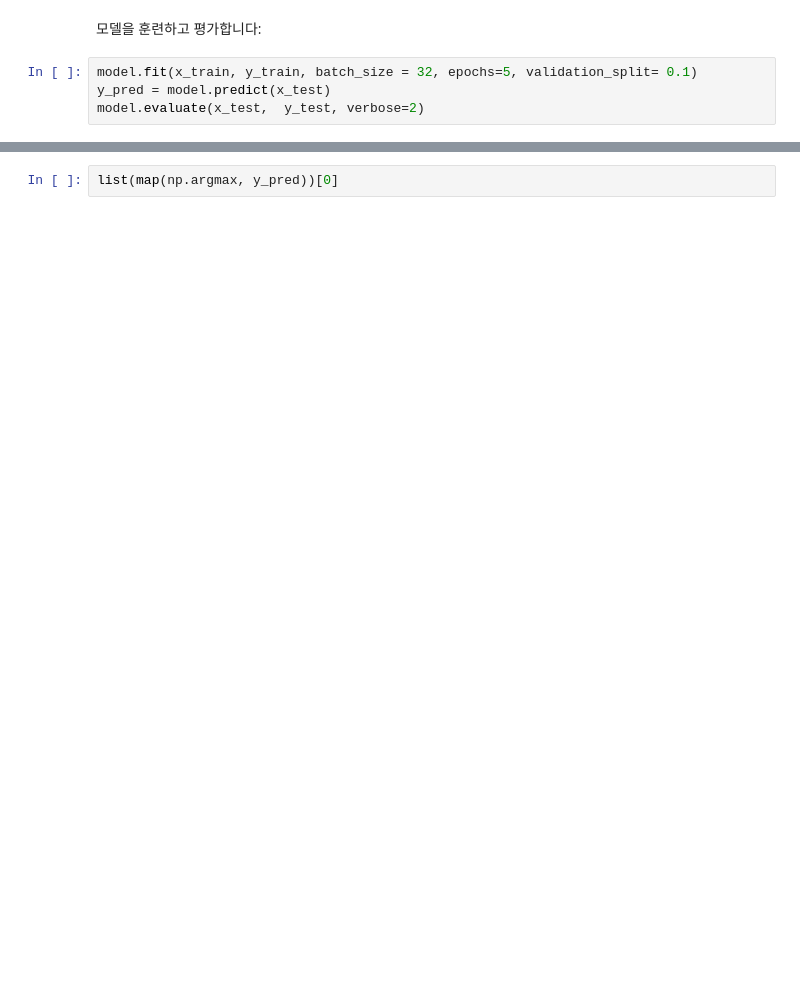
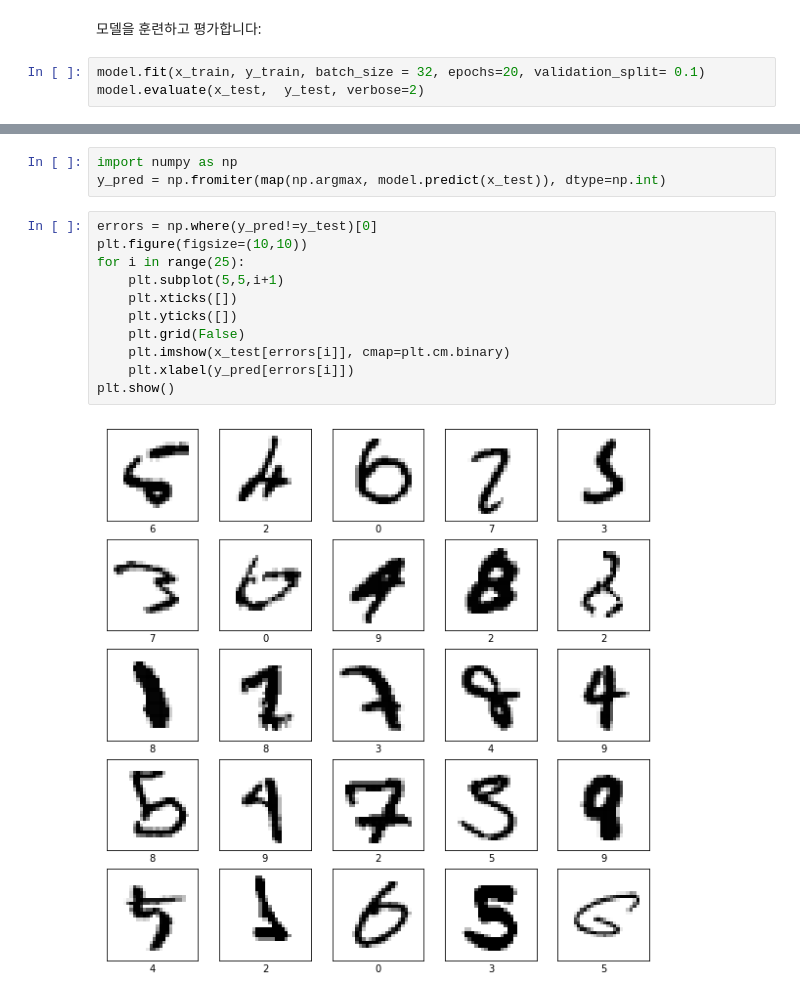
Before and after one commit to mephi82/grad_data_analysis, a Jupyter notebook: site/ko/tutorials/quickstart/beginner.ipynb, the cells around one changed output, grey strips where cells are left out. Cells and saved outputs as stored; diff of their text form; blank space fills up the shorter version.

```diff
--- a/site/ko/tutorials/quickstart/beginner.ipynb
+++ b/site/ko/tutorials/quickstart/beginner.ipynb
@@ -90,7 +90,6 @@ None
 # %% [markdown]
 모델을 훈련하고 평가합니다:
 # %%
-model.fit(x_train, y_train, batch_size = 32, epochs=5, validation_split= 0.1)
-y_pred = model.predict(x_test)
+model.fit(x_train, y_train, batch_size = 32, epochs=20, validation_split= 0.1)
 model.evaluate(x_test,  y_test, verbose=2)
 # %% [output]
@@ -113,2 +114,16 @@ import numpy as np
-# %%
-list(map(np.argmax, y_pred))[0]
+# %%
+import numpy as np
+y_pred = np.fromiter(map(np.argmax, model.predict(x_test)), dtype=np.int)
+# %%
+errors = np.where(y_pred!=y_test)[0]
+plt.figure(figsize=(10,10))
+for i in range(25):
+    plt.subplot(5,5,i+1)
+    plt.xticks([])
+    plt.yticks([])
+    plt.grid(False)
+    plt.imshow(x_test[errors[i]], cmap=plt.cm.binary)
+    plt.xlabel(y_pred[errors[i]])
+plt.show()
+# %% [output]
+[figure, added]
```
Also changed, not shown: parts of 3 cells of this notebook.
